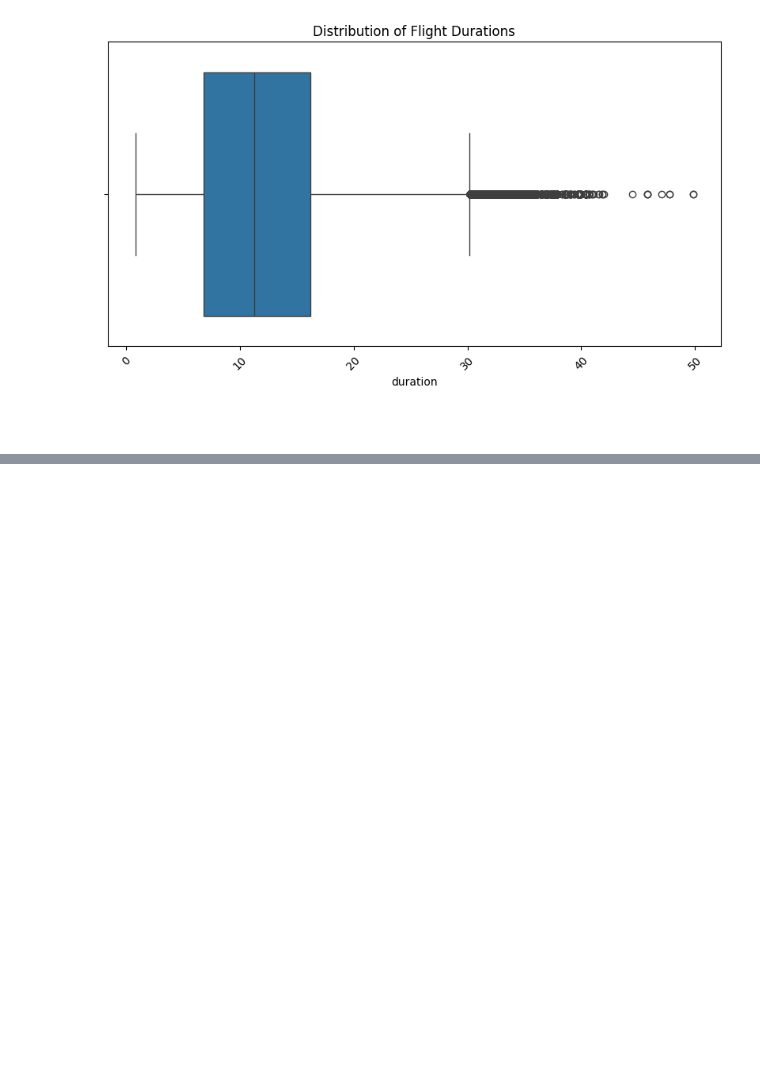
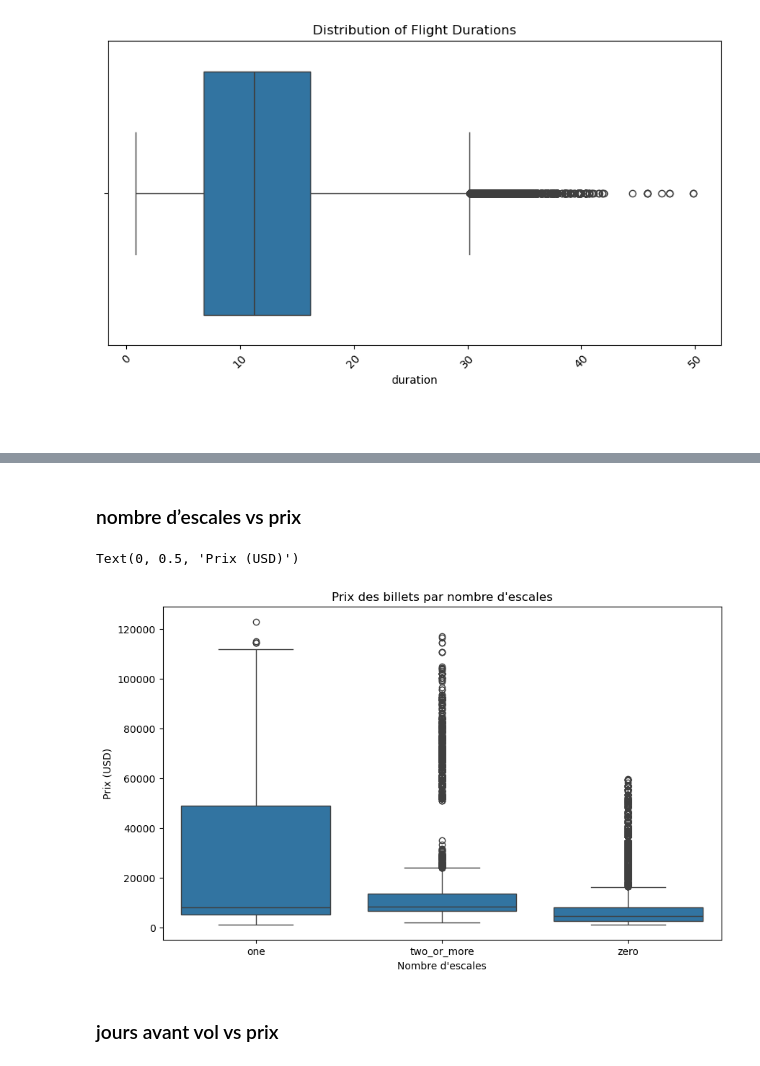
Before and after one commit to ussef37/WEEK_14_Flight_Price_ML, a Jupyter notebook: Machine_Learning_Prediction_Prix_billet_avion.ipynb, the cells around one changed output, grey strips where cells are left out. Saved outputs shown, nothing was run; the diff lists cells and outputs as text; code cells hidden in the pictures; blank space fills up the shorter version.

```diff
--- a/Machine_Learning_Prediction_Prix_billet_avion.ipynb
+++ b/Machine_Learning_Prediction_Prix_billet_avion.ipynb
@@ -209,0 +236,13 @@ plt.show()
+# %% [markdown]
+### nombre d’escales vs prix
+# %%
+plt.figure(figsize=(10,6))
+sns.boxplot(x='stops', y='price', data=df)
+plt.title('Prix des billets par nombre d\'escales')
+plt.xlabel('Nombre d\'escales')
+plt.ylabel('Prix (USD)')
+# %% [output]
+Text(0, 0.5, 'Prix (USD)')
+[figure, added]
+# %% [markdown]
+### jours avant vol vs prix
```
Also changed, not shown: parts of 13 cells of this notebook.
